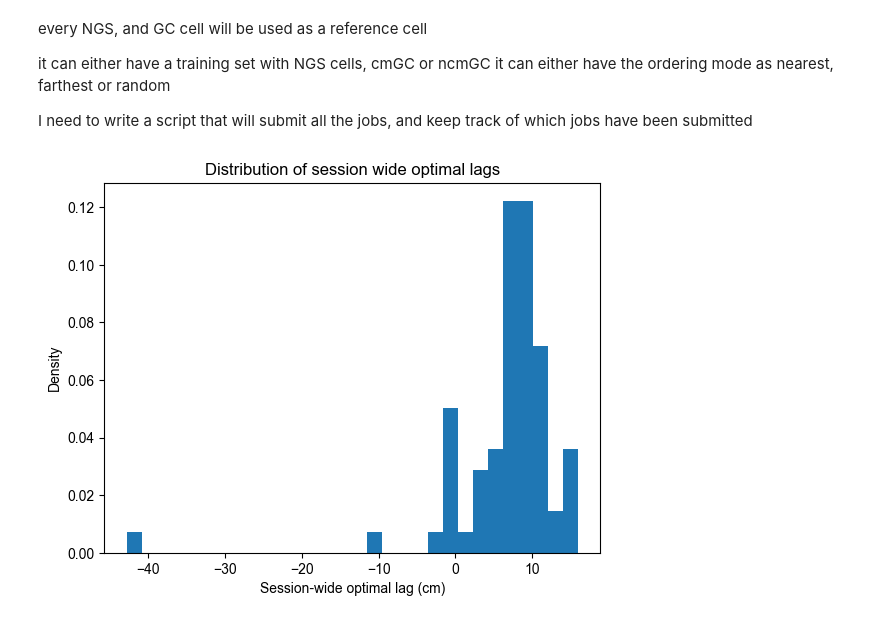
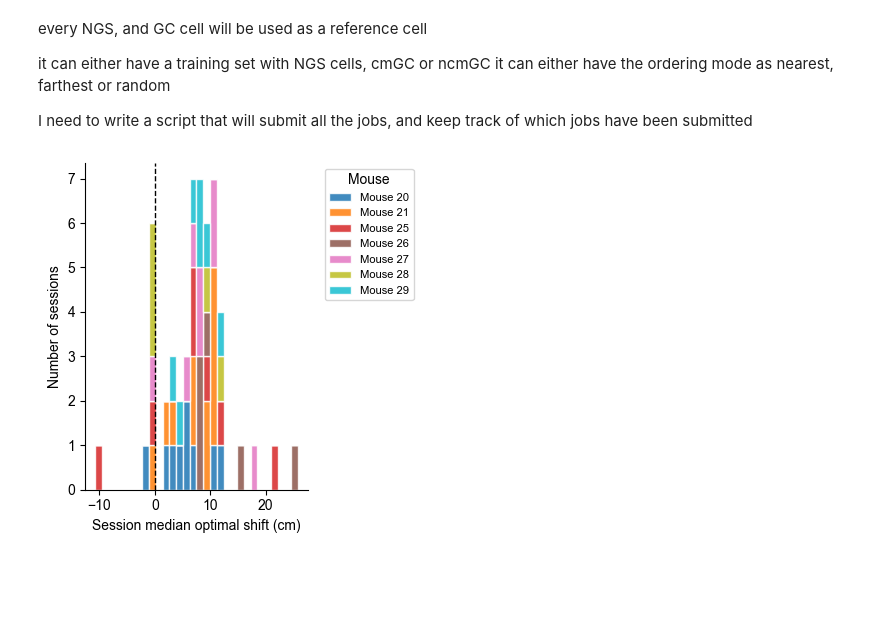
Before and after one commit to HDClark94/spatial-manifolds, a Jupyter notebook: scripts/figures/figure_2_predictive_coding/session_wide_optimal_lags.ipynb, the cells around one changed output. Cells and saved outputs as stored; diff of their text form; code cells hidden in the pictures; blank space fills up the shorter version.

```diff
--- a/scripts/figures/figure_2_predictive_coding/session_wide_optimal_lags.ipynb
+++ b/scripts/figures/figure_2_predictive_coding/session_wide_optimal_lags.ipynb
@@ -24,16 +24,27 @@ mouse_days = {20: [14,15,16,17,18,19,20,21,22,23,24,25,26],
               29: [16,17,18,19,20,21,22,23,25],
             }
 
+mice = []
 session_wide_optimal_lags = []
+median_grid_cell_optimal_lags = []
+median_non_grid_cell_optimal_lags = []
+
 gcs_ = pd.DataFrame()
 ngs_ = pd.DataFrame()
 for mouse, days in mouse_days.items():
     for day in days:
+        [gcs, ngs, ns, sc, ngs_ns, all] = cell_classification_of1(mouse, day, verbose=False, use_optimal_travel=False)
 
-        [gcs, ngs, ns, sc, ngs_ns, all] = cell_classification_of1(mouse, day)
+        if len(gcs) > 0 and len(ngs) > 0:
+            median_grid_cell_optimal_lags.append(gcs['optimal_travel_lag_grid_score'].median())
+            median_non_grid_cell_optimal_lags.append(ngs['optimal_travel_lag'].median())
+            mice.append(mouse)
+
+        [gcs, ngs, ns, sc, ngs_ns, all] = cell_classification_of1(mouse, day, verbose=False)
         gcs_ = pd.concat([gcs_, gcs], ignore_index=True)
         ngs_ = pd.concat([ngs_, ngs], ignore_index=True)
         if len(all) > 0:
             session_travel_lag = all['session_travel_lag'].iloc[0]
             session_wide_optimal_lags.append(session_travel_lag)
+            print(f'Mouse {mouse} Day {day} Lag {session_travel_lag}')
 # %% [output]
@@ -70,11 +81,37 @@ it can either have the ordering mode as nearest, farthest or random
 
 
 I need to write a script that will submit all the jobs, and keep track of which jobs have been submitted
-# %%
-plt.hist(session_wide_optimal_lags, bins=30, density=True)
-plt.xlabel('Session-wide optimal lag (cm)')
-plt.ylabel('Density')
-plt.title('Distribution of session wide optimal lags')
-plt.show()
-# %% [output]
-[figure, removed]
+# %%
+# Only use the subset where both mice and session_wide_optimal_lags were appended together
+mice_arr = np.array(mice)
+lags_arr = np.array([
+    lag for i, lag in enumerate(session_wide_optimal_lags)
+    if i < len(mice)
+])
+unique_mice = np.unique(mice_arr)
+colors = plt.cm.tab10(np.linspace(0, 1, len(unique_mice)))
+color_map = {mouse: colors[i] for i, mouse in enumerate(unique_mice)}
+lags_by_mouse = [lags_arr[mice_arr == mouse] for mouse in unique_mice]
+labels = [f"Mouse {mouse}" for mouse in unique_mice]
+mouse_colors = [color_map[mouse] for mouse in unique_mice]
+
+fig, ax = plt.subplots(figsize=(4, 4))
+n, bins, patches = ax.hist(
+    lags_by_mouse,
+    bins=30,
+    stacked=True,
+    color=mouse_colors,
+    edgecolor="white",
+    alpha=0.85,
+    label=labels
+)
+ax.set_xlabel('Session median optimal shift (cm)', fontsize=10)
+ax.set_ylabel('Number of sessions', fontsize=10)
+ax.axvline(0, color='black', linestyle='--', linewidth=1)
+ax.spines['top'].set_visible(False)
+ax.spines['right'].set_visible(False)
+ax.legend(fontsize=8, title="Mouse", bbox_to_anchor=(1.05, 1), loc='upper left')
+plt.tight_layout()
+plt.show()
+# %% [output]
+[figure, added]
```
Also changed, not shown: parts of 5 cells of this notebook, 8 other files.
